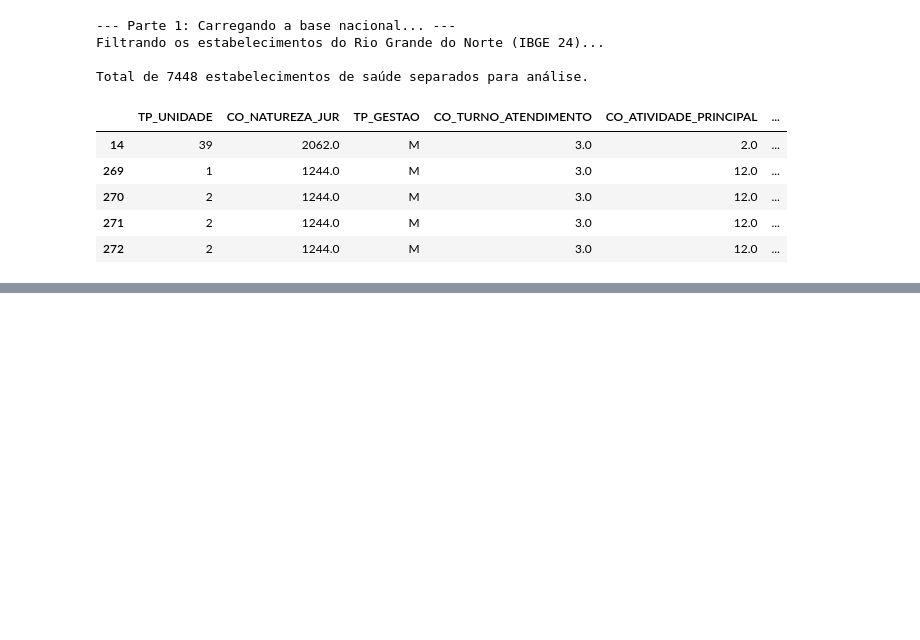
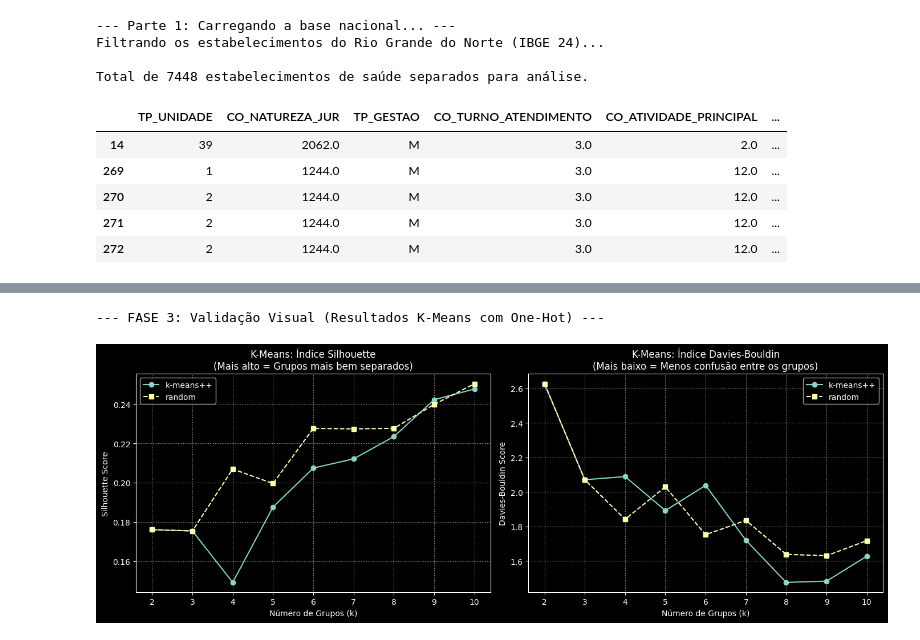
Before and after one commit to fabriciogmaraes/clusterizacao-sus-rn, a Jupyter notebook: estabelecimentos_sus.ipynb, the cells around one changed output, grey strips where cells are left out. Saved outputs shown, nothing was run; the diff lists cells and outputs as text; code cells hidden in the pictures; blank space fills up the shorter version.

```diff
--- a/estabelecimentos_sus.ipynb
+++ b/estabelecimentos_sus.ipynb
@@ -404,2 +409,45 @@ Tempo total de execução: 0.62 minutos.
 As notas foram salvas no arquivo 'resultados_em_sus.csv'.
 A Fase 2 está finalizada!
+# %%
+import pandas as pd
+import matplotlib.pyplot as plt
+
+print("\n--- FASE 3: Validação Visual (Resultados K-Means com One-Hot) ---\n")
+
+#Carregando os resultados gerados:
+df_kmeans = pd.read_csv('resultados_kmeans_sus.csv')
+
+#Configurando a tela de desenho:
+plt.figure(figsize=(14, 5))
+
+
+# Gráfico 1: Índice Silhouette (Valor mais ALTO)
+plt.subplot(1, 2, 1) # (1 linha, 2 colunas, 1º gráfico)
+plt.plot(df_kmeans['k'], df_kmeans['silhouette_kpp'], marker='o', label='k-means++')
+plt.plot(df_kmeans['k'], df_kmeans['silhouette_random'], marker='s', linestyle='--', label='random')
+plt.title('K-Means: Índice Silhouette\n(Mais alto = Grupos mais bem separados)')
+plt.xlabel('Número de Grupos (k)')
+plt.ylabel('Silhouette Score')
+plt.xticks(df_kmeans['k']) # Garante que todos os números de k apareçam no eixo X
+plt.grid(True, linestyle=':', alpha=0.7)
+plt.legend()
+
+
+# Gráfico 2: Davies-Bouldin (Valor mais BAIXO)
+plt.subplot(1, 2, 2) # (1 linha, 2 colunas, 2º gráfico)
+plt.plot(df_kmeans['k'], df_kmeans['db_kpp'], marker='o', label='k-means++')
+plt.plot(df_kmeans['k'], df_kmeans['db_random'], marker='s', linestyle='--', label='random')
+plt.title('K-Means: Índice Davies-Bouldin\n(Mais baixo = Menos confusão entre os grupos)')
+plt.xlabel('Número de Grupos (k)')
+plt.ylabel('Davies-Bouldin Score')
+plt.xticks(df_kmeans['k'])
+plt.grid(True, linestyle=':', alpha=0.7)
+plt.legend()
+
+#Ajuste de espaços e exibição final:
+plt.tight_layout()
+plt.savefig('grafico_fase3_kmeans-onehot.png', dpi=300, bbox_inches='tight')
+plt.show()
+# %% [output]
+--- FASE 3: Validação Visual (Resultados K-Means com One-Hot) ---
+[figure, added]
```
Also changed, not shown: parts of 14 cells of this notebook, 12 other files.
